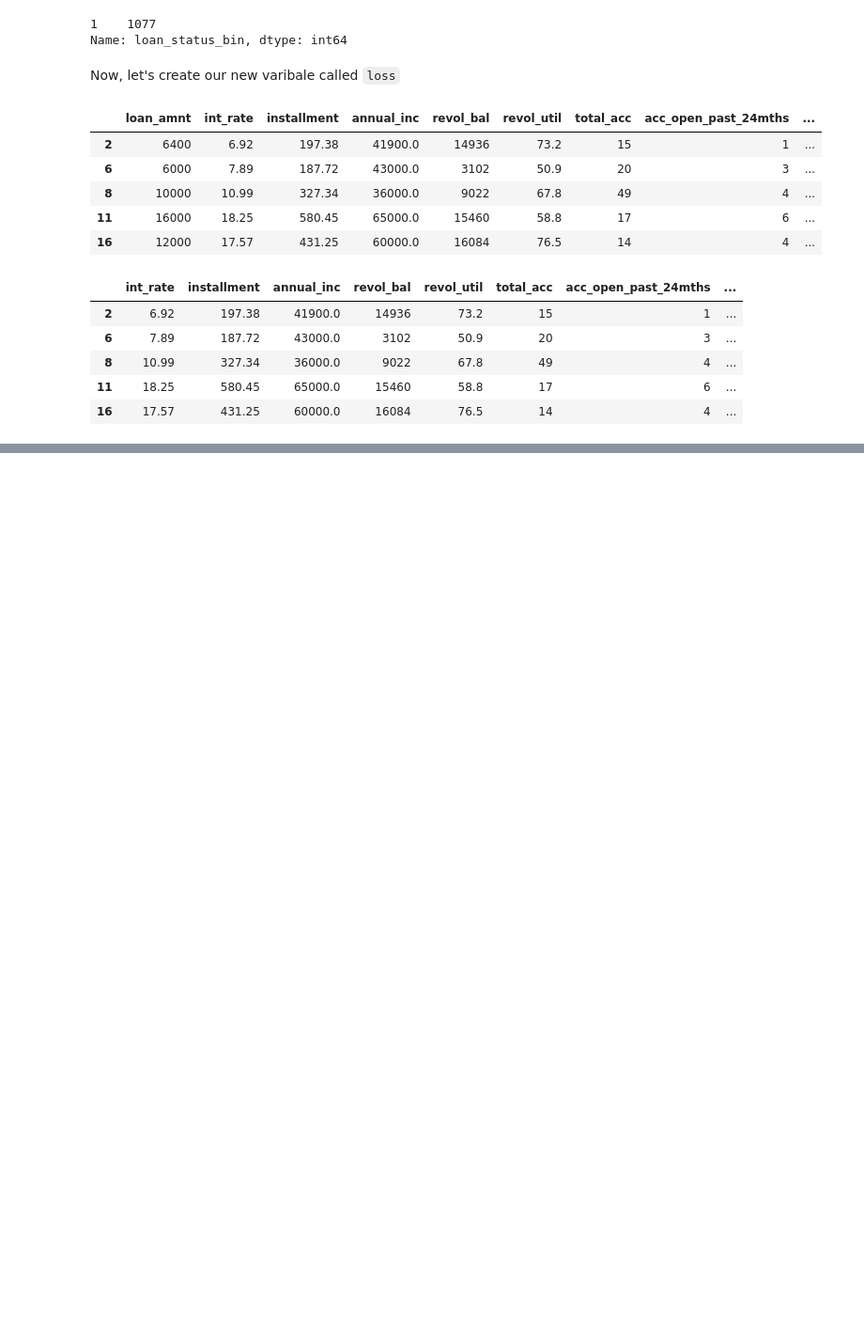
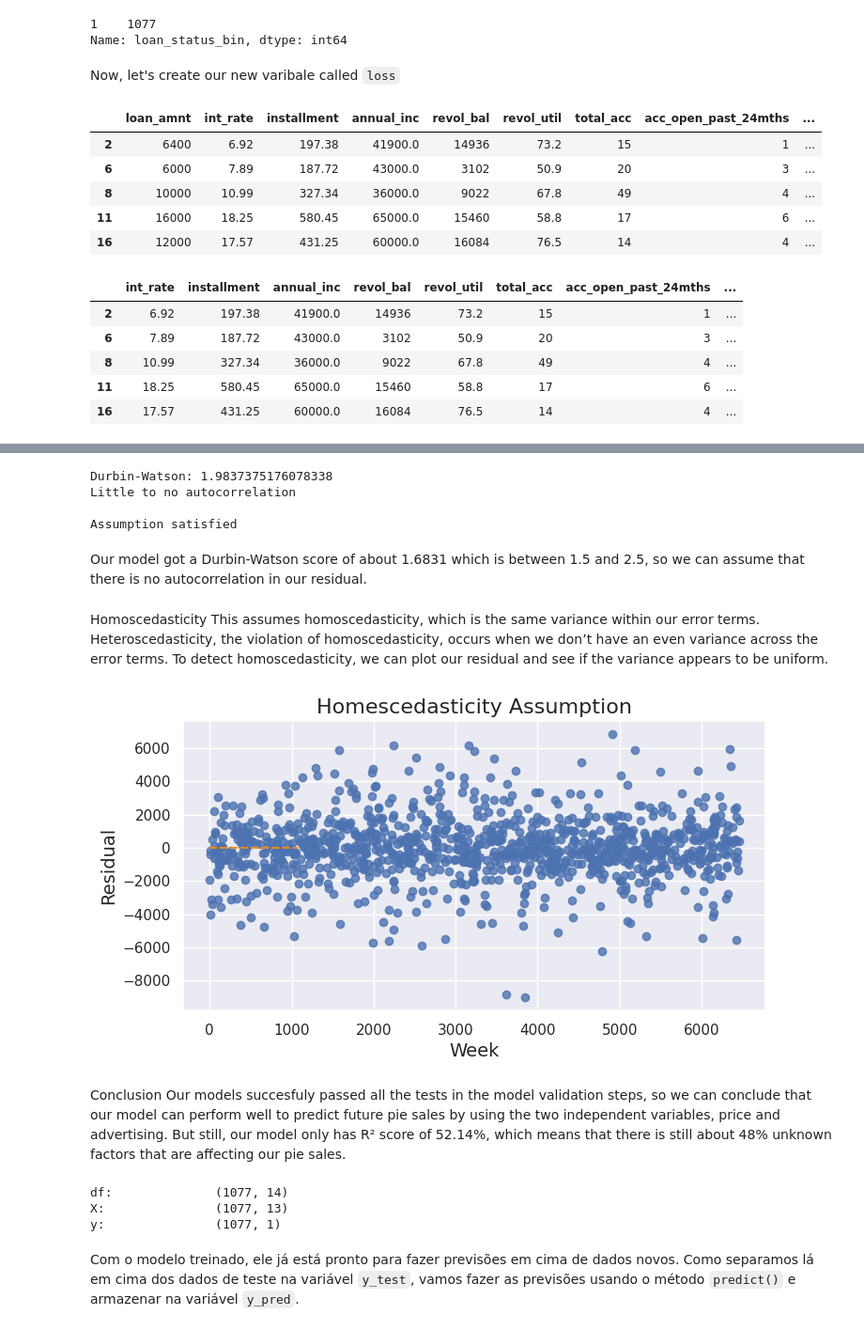
Before and after one commit to gmarambaia/gmarambaia, a Jupyter notebook: Capstone_Coursera_Part2.ipynb, the cells around one changed output, grey strips where cells are left out. Shown: that part at 94% size. Cells and saved outputs as stored; diff of their text form; code cells hidden in the pictures; blank space fills up the shorter version.

```diff
--- a/Capstone_Coursera_Part2.ipynb
+++ b/Capstone_Coursera_Part2.ipynb
@@ -80,0 +319,40 @@ df.head()
+# %%
+from statsmodels.stats.stattools import durbin_watson
+
+durbinWatson = durbin_watson(df['residual'])
+
+print('Durbin-Watson:', durbinWatson)
+if durbinWatson < 1.5:
+    print('Signs of positive autocorrelation', '\n')
+    print('Assumption not satisfied')
+elif durbinWatson > 2.5:
+    print('Signs of negative autocorrelation', '\n')
+    print('Assumption not satisfied')
+else:
+    print('Little to no autocorrelation', '\n')
+    print('Assumption satisfied')
+# %% [output]
+Durbin-Watson: 1.9837375176078338
+Little to no autocorrelation
+
+Assumption satisfied
+# %% [markdown]
+Our model got a Durbin-Watson score of about 1.6831 which is between 1.5 and 2.5, so we can assume that there is no autocorrelation in our residual.
+# %% [markdown]
+Homoscedasticity
+This assumes homoscedasticity, which is the same variance within our error terms. Heteroscedasticity, the violation of homoscedasticity, occurs when we don’t have an even variance across the error terms. To detect homoscedasticity, we can plot our residual and see if the variance appears to be uniform.
+# %%
+# Plotting the residuals
+plt.subplots(figsize=(8, 4))
+plt.scatter(x=df.index, y=df.residual, alpha=0.8)
+plt.plot(np.repeat(0, len(df.index)+2), color='darkorange', linestyle='--')
+
+plt.ylabel('Residual', fontsize=14)
+plt.xlabel('Week', fontsize=14)
+plt.title('Homescedasticity Assumption', fontsize=16)
+plt.show()
+# %% [output]
+[figure, added]
+# %% [markdown]
+Conclusion
+Our models succesfuly passed all the tests in the model validation steps, so we can conclude that our model can perform well to predict future pie sales by using the two independent variables, price and advertising. But still, our model only has R² score of 52.14%, which means that there is still about 48% unknown factors that are affecting our pie sales.
@@ -80,0 +363,12 @@ df.head()
+# %%
+print("df:\t\t",df.shape)
+
+print("X:\t\t",X.shape)
+
+print("y:\t\t", y.shape)
+# %% [output]
+df:              (1077, 14)
+X:               (1077, 13)
+y:               (1077, 1)
+# %% [markdown]
+Com o modelo treinado, ele já está pronto para fazer previsões em cima de dados novos. Como separamos lá em cima dos dados de teste na variável `y_test`, vamos fazer as previsões usando o método `predict()` e armazenar na variável `y_pred`.
```
Also changed, not shown: parts of 35 cells of this notebook.
